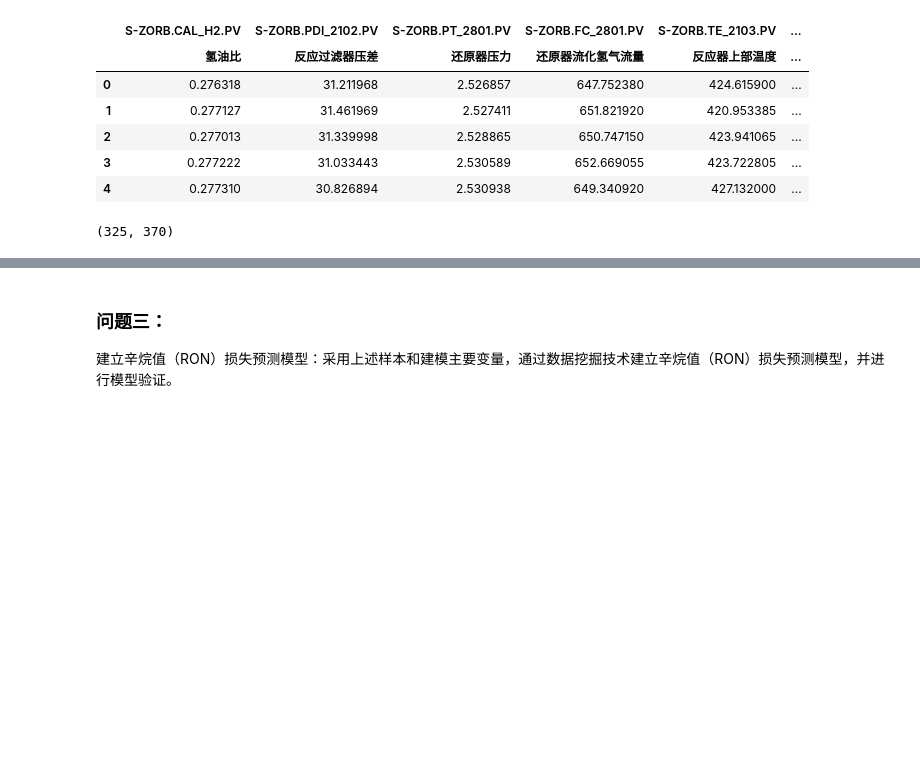
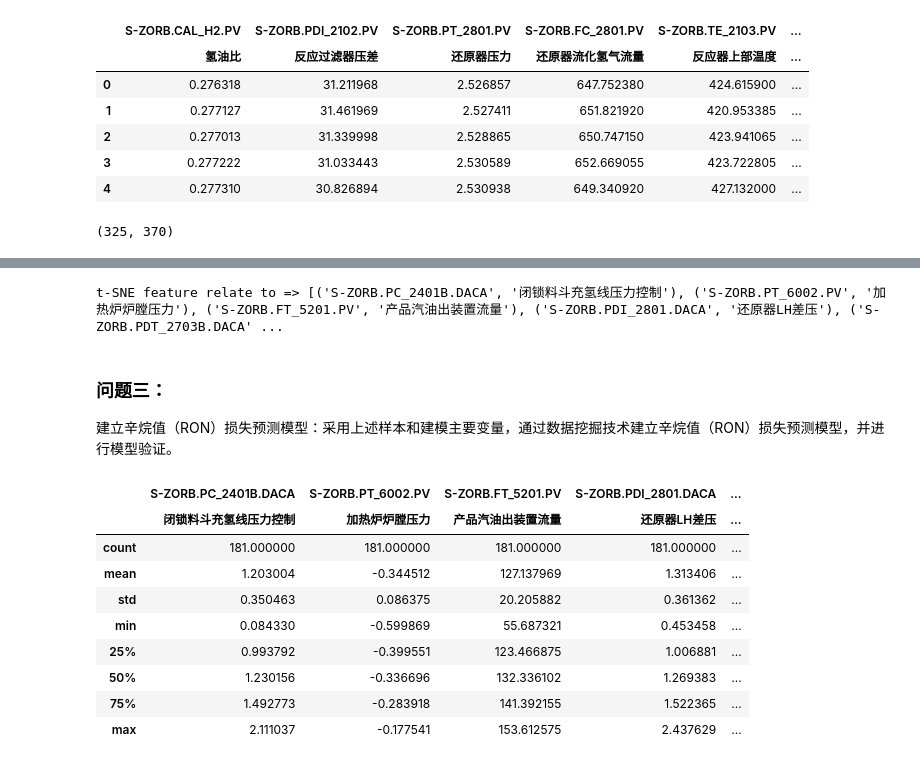
Before and after one commit to Ryuchen/RON_Model, a Jupyter notebook: src/solution.ipynb, the cells around one changed output, grey strips where cells are left out. Saved outputs shown, nothing was run; the diff lists cells and outputs as text; code cells hidden in the pictures; blank space fills up the shorter version.

```diff
--- a/src/solution.ipynb
+++ b/src/solution.ipynb
@@ -419,6 +443,6 @@ samples_features.shape
 # %%
-y = samples[('产品性质', '辛烷值RON')].to_numpy()
-X = samples_features.to_numpy()
+y = produc_features[('产品性质', 'RON损失\n（不是变量）')].to_numpy()
+X = manule_features.to_numpy()
 # %%
 import numpy as np
 import matplotlib.pyplot as plt
@@ -427,7 +451,7 @@ from sklearn import manifold,datasets
 # X是特征，不包含target; X_tsne 是已经降维之后的特征
 # 指定降维后的维数
 re_dimension = 40  # 需要调整的参数
-tsne = manifold.TSNE(n_components=re_dimension, init='pca', random_state=501, method="exact")
+tsne = manifold.TSNE(n_components=re_dimension, perplexity=5, n_iter=6000, init='random', random_state=501, method="exact")
 X_tsne = tsne.fit_transform(X)
 print(f"原始样本数据维度 {X.shape[-1]}. t-SNE降维后的数据维度 {X_tsne.shape[-1]}")
 # %% [output]
@@ -435,15 +459,16 @@ print(f"原始样本数据维度 {X.shape[-1]}. t-SNE降维后的数据维度 {X
 # %%
-# 根据 新特征属性 与 辛烷值含量RON 的相关系数，筛选 相关系数 大于设定阈值的 新特征属性 作为构建函数目标属性
-# 相关系数的阈值
-dist_standard2 = 0.2  # 需要调整的参数
-tSNE_samples_features = pd.DataFrame(data=X_tsne, columns=[f'feature_{x + 1}' for x in range(re_dimension)])
+# 根据 新特征属性 与 辛烷值RON损失 的相关系数，筛选 相关系数 大于设定阈值的 新特征属性 作为构建函数目标属性
+# 新特征属性 与 辛烷值RON损失 与 相关系数的阈值
+dist_standard2 = 0.1  # 需要调整的参数
+tSNE_features = pd.DataFrame(data=X_tsne, columns=[f'feature_{x + 1}' for x in range(re_dimension)])
 const_features = []
-for _ in tSNE_samples_features.keys():
-    RON_feature_corr = samples[('产品性质', '辛烷值RON')].corr(tSNE_samples_features[_])
+for _ in tSNE_features.keys():
+    RON_feature_corr = produc_features[('产品性质', 'RON损失\n（不是变量）')].corr(tSNE_features[_])
     corr_dist = np.linalg.norm(RON_feature_corr - 0)
-    if corr_dist > dist_standard2:
+    if -dist_standard2 > corr_dist or  corr_dist > dist_standard2:
         print(f"{'='*10} 特征名称: {_} {'='*10}")
-        print(f"与 辛烷值RON含量 的相关系数: {corr_dist}")
+        print(f"与 RON损失\n（不是变量） 的相关系数: {corr_dist}")
         const_features.append(_)
+print(f"t-SNE feature is => {list(const_features)}")
 # %% [output]
 ========== 特征名称: feature_1 ==========
@@ -459,8 +491,32 @@ for _ in tSNE_samples_features.keys():
+# %%
+# 新特征属性 与 原始属性 与 相关系数的阈值
+dist_standard3 = 0.15  # 需要调整的参数
+relate_features = set()
+for _ in const_features:
+    for (code_name, i18n_name) in manule_features.keys():
+        cov_feature_corr = manule_features[(code_name, i18n_name)].corr(tSNE_features[_])
+        if -dist_standard3 > cov_feature_corr or cov_feature_corr > dist_standard3:
+            relate_features.add((code_name, i18n_name))
+
+print(f"t-SNE feature relate to => {list(relate_features)}")
+# %% [output]
+t-SNE feature relate to => [('S-ZORB.PC_2401B.DACA', '闭锁料斗充氢线压力控制'), ('S-ZORB.PT_6002.PV', '加热炉炉膛压力'), ('S-ZORB.FT_5201.PV', '产品汽油出装置流量'), ('S-ZORB.PDI_2801.DACA', '还原器LH差压'), ('S-ZORB.PDT_2703B.DACA' ...
 # %% [markdown]
 ### 问题三：
 
 建立辛烷值（RON）损失预测模型：采用上述样本和建模主要变量，通过数据挖掘技术建立辛烷值（RON）损失预测模型，并进行模型验证。
 # %%
-model_feature = tSNE_samples_features[const_features]
-data = samples[[('原料性质', '辛烷值RON'), ('原料性质', '硫含量,μg/g'), ('产品性质', '辛烷值RON'), ('产品性质', 'RON损失\n（不是变量）')]].to_numpy()
-model_features = model_feature.join(pd.DataFrame(data, columns=['原辛烷值RON', '硫含量', '辛烷值RON', 'RON损失']))
+model_feature = manule_features[list(relate_features)]
+model_features = model_feature.join(samples[[('原料性质', '辛烷值RON'), ('原料性质', '硫含量,μg/g'), ('产品性质', '辛烷值RON'), ('产品性质', 'RON损失\n（不是变量）')]])
+model_features.describe()
+# %% [output]
+|  | S-ZORB.PC_2401B.DACA | S-ZORB.PT_6002.PV | S-ZORB.FT_5201.PV | S-ZORB.PDI_2801.DACA | ... |
+|  | 闭锁料斗充氢线压力控制 | 加热炉炉膛压力 | 产品汽油出装置流量 | 还原器LH差压 | ... |
+| count | 181.000000 | 181.000000 | 181.000000 | 181.000000 | ... |
+| mean | 1.203004 | -0.344512 | 127.137969 | 1.313406 | ... |
+| std | 0.350463 | 0.086375 | 20.205882 | 0.361362 | ... |
+| min | 0.084330 | -0.599869 | 55.687321 | 0.453458 | ... |
+| 25% | 0.993792 | -0.399551 | 123.466875 | 1.006881 | ... |
+| 50% | 1.230156 | -0.336696 | 132.336102 | 1.269383 | ... |
+| 75% | 1.492773 | -0.283918 | 141.392155 | 1.522365 | ... |
+| max | 2.111037 | -0.177541 | 153.612575 | 2.437629 | ... |
```
Also changed, not shown: parts of 32 cells of this notebook.
